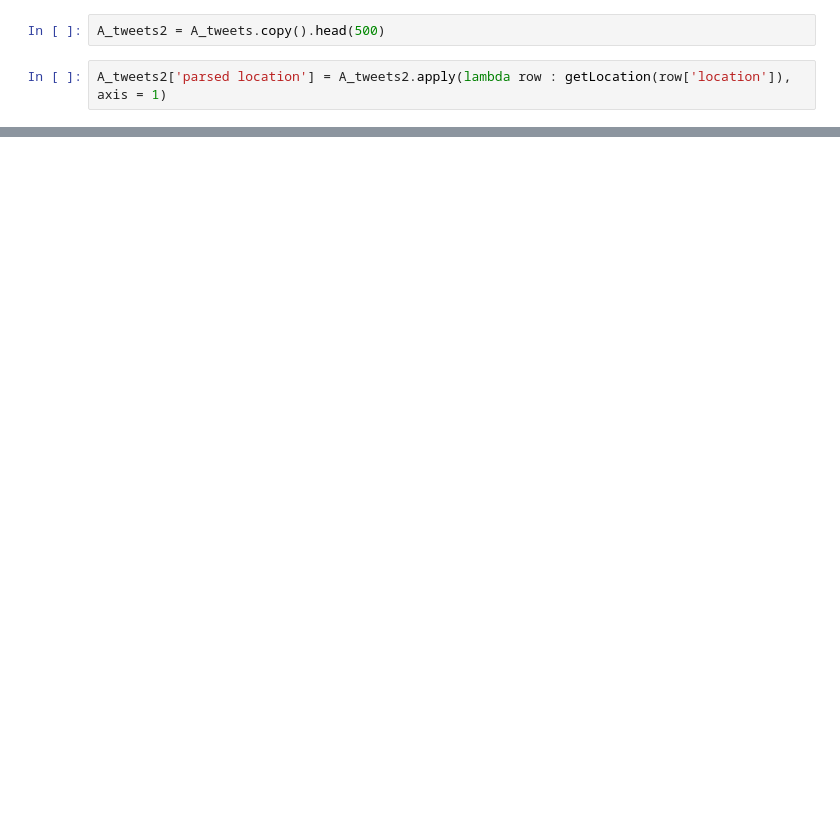
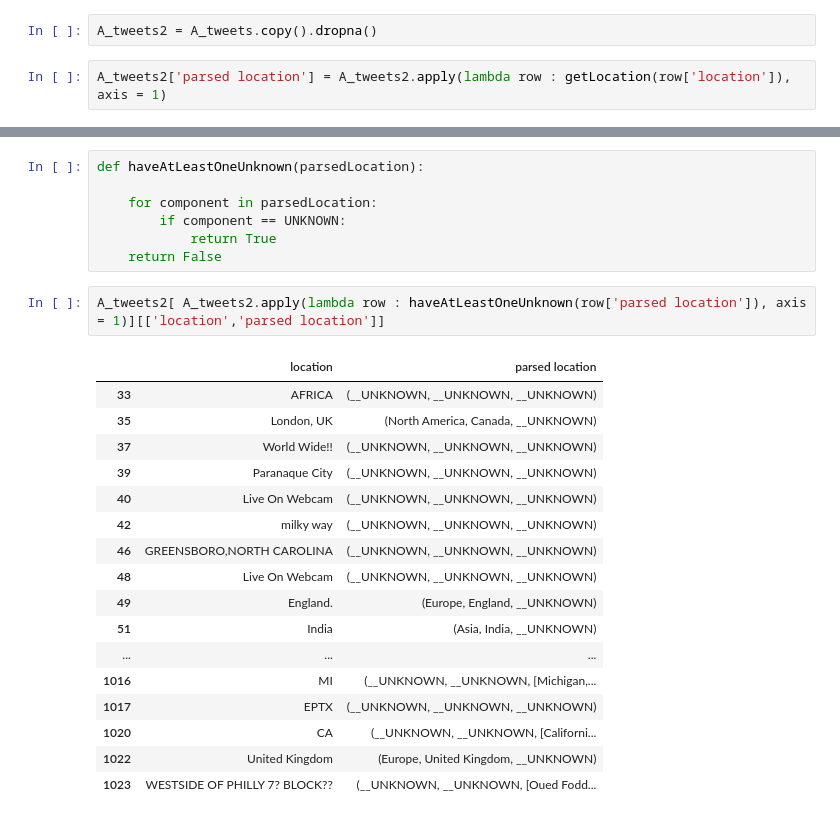
Before and after one commit to axelmpm/TP1_DATOS_1C_2020, a Jupyter notebook: Axel/A_Location.ipynb, the cells around one changed output, grey strips where cells are left out. Cells and saved outputs as stored; diff of their text form; blank space fills up the shorter version.

```diff
--- a/Axel/A_Location.ipynb
+++ b/Axel/A_Location.ipynb
@@ -22,5 +15,5 @@ A_tweets = pd.read_csv(generateAbsolutePath("train.csv", exists = True))
 # %%
-A_tweets2 = A_tweets.copy().head(500)
+A_tweets2 = A_tweets.copy().dropna()
 # %%
 A_tweets2['parsed location'] = A_tweets2.apply(lambda row : getLocation(row['location']), axis = 1)
 # %%
@@ -45,0 +39,27 @@ A_tweets2[['location','parsed location']]
+# %%
+def haveAtLeastOneUnknown(parsedLocation):
+
+    for component in parsedLocation:
+        if component == UNKNOWN:
+            return True
+    return False
+# %%
+A_tweets2[ A_tweets2.apply(lambda row : haveAtLeastOneUnknown(row['parsed location']), axis = 1)][['location','parsed location']]
+# %% [output]
+|  | location | parsed location |
+| 33 | AFRICA | (__UNKNOWN, __UNKNOWN, __UNKNOWN) |
+| 35 | London, UK | (North America, Canada, __UNKNOWN) |
+| 37 | World Wide!! | (__UNKNOWN, __UNKNOWN, __UNKNOWN) |
+| 39 | Paranaque City | (__UNKNOWN, __UNKNOWN, __UNKNOWN) |
+| 40 | Live On Webcam | (__UNKNOWN, __UNKNOWN, __UNKNOWN) |
+| 42 | milky way | (__UNKNOWN, __UNKNOWN, __UNKNOWN) |
+| 46 | GREENSBORO,NORTH CAROLINA | (__UNKNOWN, __UNKNOWN, __UNKNOWN) |
+| 48 | Live On Webcam | (__UNKNOWN, __UNKNOWN, __UNKNOWN) |
+| 49 | England. | (Europe, England, __UNKNOWN) |
+| 51 | India | (Asia, India, __UNKNOWN) |
+| ... | ... | ... |
+| 1016 | MI | (__UNKNOWN, __UNKNOWN, [Michigan,... |
+| 1017 | EPTX | (__UNKNOWN, __UNKNOWN, __UNKNOWN) |
+| 1020 | CA | (__UNKNOWN, __UNKNOWN, [Californi... |
+| 1022 | United Kingdom | (Europe, United Kingdom, __UNKNOWN) |
+| 1023 | WESTSIDE OF PHILLY 7? BLOCK?? | (__UNKNOWN, __UNKNOWN, [Oued Fodd... |
```
Also changed, not shown: parts of 3 cells of this notebook.
